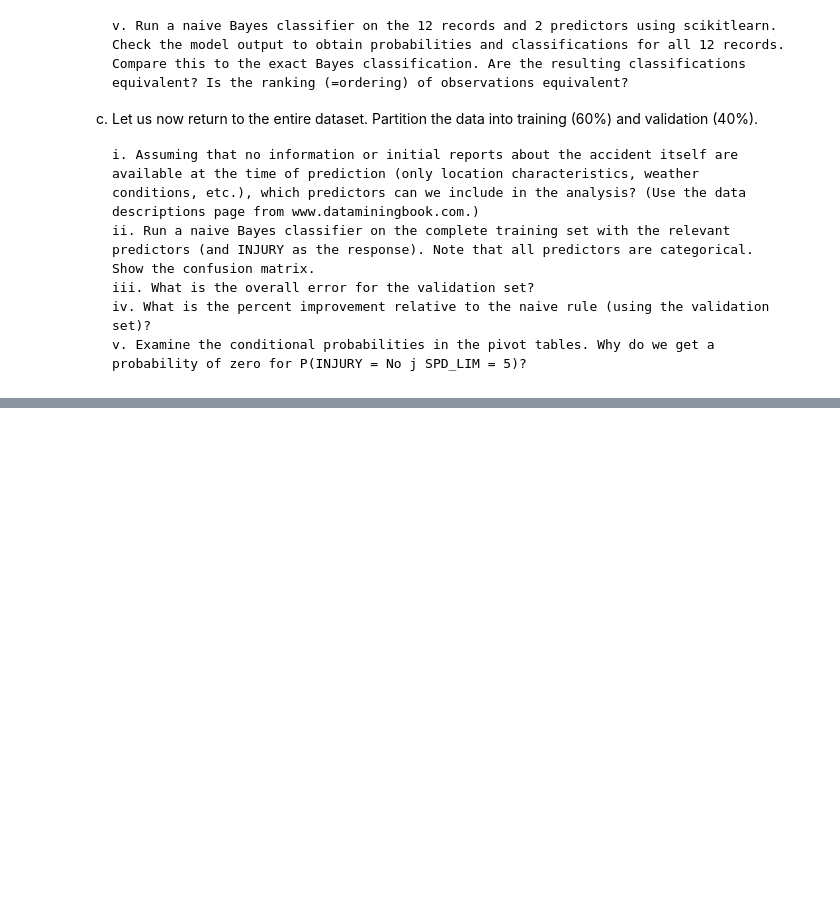
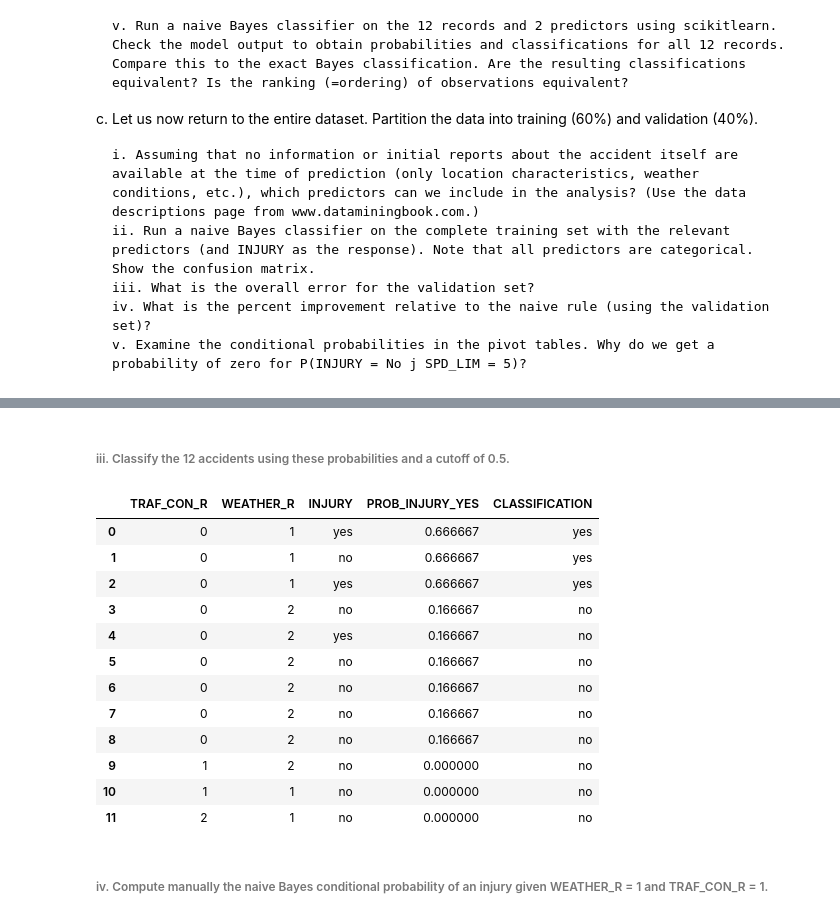
Before and after one commit to codes-at-elm/naive_bayes_classifier, a Jupyter notebook: automobile_accidents.ipynb, the cells around one changed output, grey strips where cells are left out. Cells and saved outputs as stored; diff of their text form; code cells hidden in the pictures; blank space fills up the shorter version.

```diff
--- a/automobile_accidents.ipynb
+++ b/automobile_accidents.ipynb
@@ -34,0 +69,3 @@ c. Let us now return to the entire dataset. Partition the data into training (60
+# %%
+df['INJURY'] = np.where(df['MAX_SEV_IR'].isin([1, 2]), 'yes', 'no')
+df.head()
@@ -34,0 +111,5 @@ c. Let us now return to the entire dataset. Partition the data into training (60
+# %%
+df_12_rec = df[['TRAF_CON_R', 'WEATHER_R', 'INJURY']].iloc[:12,]
+display(df_12_rec)
+pivot_table = df_12_rec.pivot_table(index='INJURY', columns=['TRAF_CON_R', 'WEATHER_R'], aggfunc='size', fill_value=0)
+display(pivot_table)
@@ -34,0 +137,31 @@ c. Let us now return to the entire dataset. Partition the data into training (60
+# %%
+injury_yes_exact_bayes_df = pd.DataFrame({'TRAF_CON_R': [],
+                               'WEATHER_R': [],
+                               'PROB_INJURY_YES': []})
+prob_yes_0_1 = 2/3
+print('P(INJURY = Yes | TRAF_CON_R = 0, WEATHER_R = 1) = ', prob_yes_0_1)
+injury_yes_exact_bayes_df.loc[len(injury_yes_exact_bayes_df)] = [0, 1, prob_yes_0_1]
+
+prob_yes_0_2 = 1/6
+print('P(INJURY = Yes | TRAF_CON_R = 0, WEATHER_R = 2) = ', prob_yes_0_2)
+injury_yes_exact_bayes_df.loc[len(injury_yes_exact_bayes_df)] = [0, 2, prob_yes_0_2]
+
+prob_yes_1_1 = 0/1
+print('P(INJURY = Yes | TRAF_CON_R = 1, WEATHER_R = 1) = ', prob_yes_1_1)
+injury_yes_exact_bayes_df.loc[len(injury_yes_exact_bayes_df)] = [1, 1, prob_yes_1_1]
+
+prob_yes_1_2 = 0/1
+print('P(INJURY = Yes | TRAF_CON_R = 1, WEATHER_R = 2) = ', prob_yes_1_2)
+injury_yes_exact_bayes_df.loc[len(injury_yes_exact_bayes_df)] = [1, 2, prob_yes_1_2]
+
+prob_yes_2_1 = 0/1
+print('P(INJURY = Yes | TRAF_CON_R = 2, WEATHER_R = 1) = ', prob_yes_2_1)
+injury_yes_exact_bayes_df.loc[len(injury_yes_exact_bayes_df)] = [2, 1, prob_yes_2_1]
+
+prob_yes_2_2 = 0 # 0/0
+print('P(INJURY = Yes | TRAF_CON_R = 2, WEATHER_R = 2) = ', prob_yes_2_2)
+injury_yes_exact_bayes_df.loc[len(injury_yes_exact_bayes_df)] = [2, 2, prob_yes_2_2]
+
+injury_yes_exact_bayes_df['TRAF_CON_R'] = injury_yes_exact_bayes_df['TRAF_CON_R'].astype(int)
+injury_yes_exact_bayes_df['WEATHER_R'] = injury_yes_exact_bayes_df['WEATHER_R'].astype(int)
+display(injury_yes_exact_bayes_df)
@@ -34,0 +182,23 @@ c. Let us now return to the entire dataset. Partition the data into training (60
+# %% [markdown]
+###### iii. Classify the 12 accidents using these probabilities and a cutoff of 0.5.
+# %%
+df_merged = df_12_rec.merge(injury_yes_exact_bayes_df, on=["TRAF_CON_R", "WEATHER_R"])
+df_merged['CLASSIFICATION'] = 'no'
+df_merged.loc[df_merged["PROB_INJURY_YES"] > 0.5, "CLASSIFICATION"] = 'yes'
+display(df_merged)
+# %% [output]
+|  | TRAF_CON_R | WEATHER_R | INJURY | PROB_INJURY_YES | CLASSIFICATION |
+| 0 | 0 | 1 | yes | 0.666667 | yes |
+| 1 | 0 | 1 | no | 0.666667 | yes |
+| 2 | 0 | 1 | yes | 0.666667 | yes |
+| 3 | 0 | 2 | no | 0.166667 | no |
+| 4 | 0 | 2 | yes | 0.166667 | no |
+| 5 | 0 | 2 | no | 0.166667 | no |
+| 6 | 0 | 2 | no | 0.166667 | no |
+| 7 | 0 | 2 | no | 0.166667 | no |
+| 8 | 0 | 2 | no | 0.166667 | no |
+| 9 | 1 | 2 | no | 0.000000 | no |
+| 10 | 1 | 1 | no | 0.000000 | no |
+| 11 | 2 | 1 | no | 0.000000 | no |
+# %% [markdown]
+###### iv. Compute manually the naive Bayes conditional probability of an injury given WEATHER_R = 1 and TRAF_CON_R = 1.
```
Also changed, not shown: parts of 32 cells of this notebook, 2 other files.
